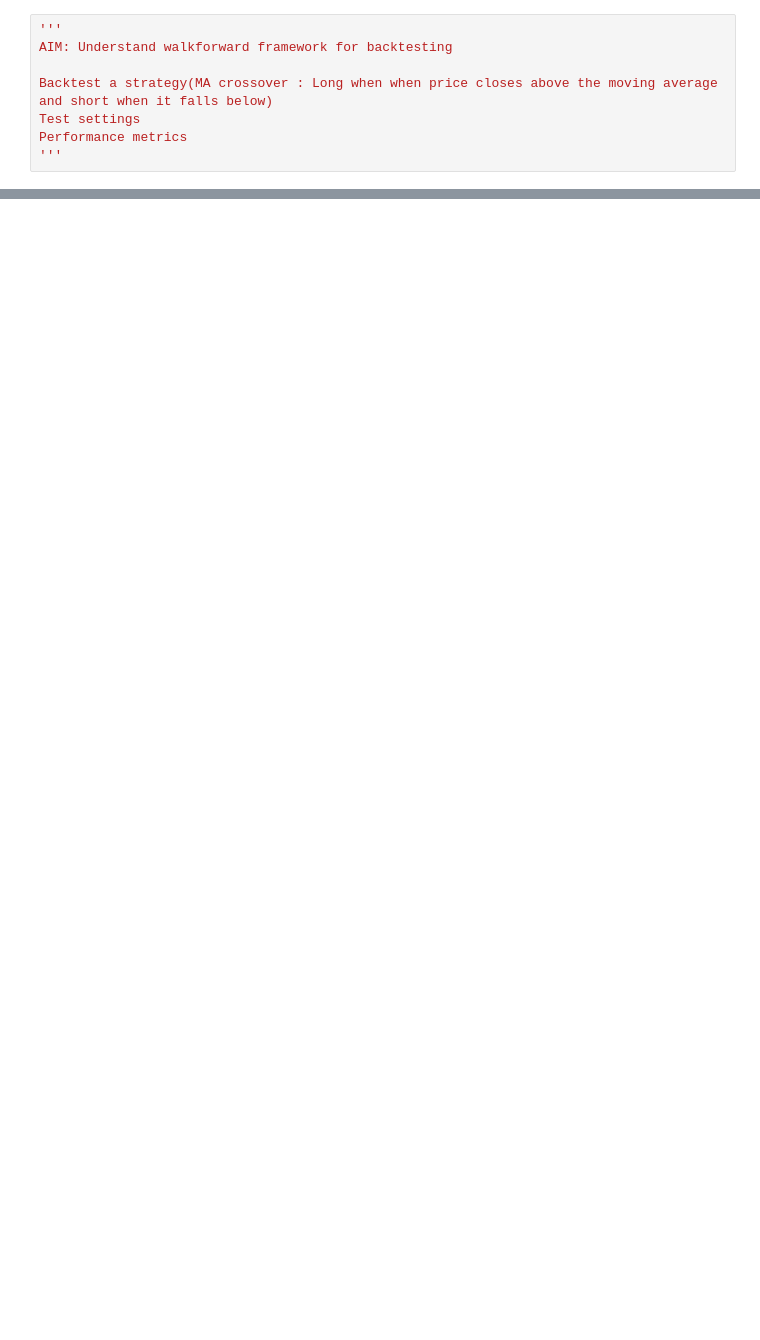
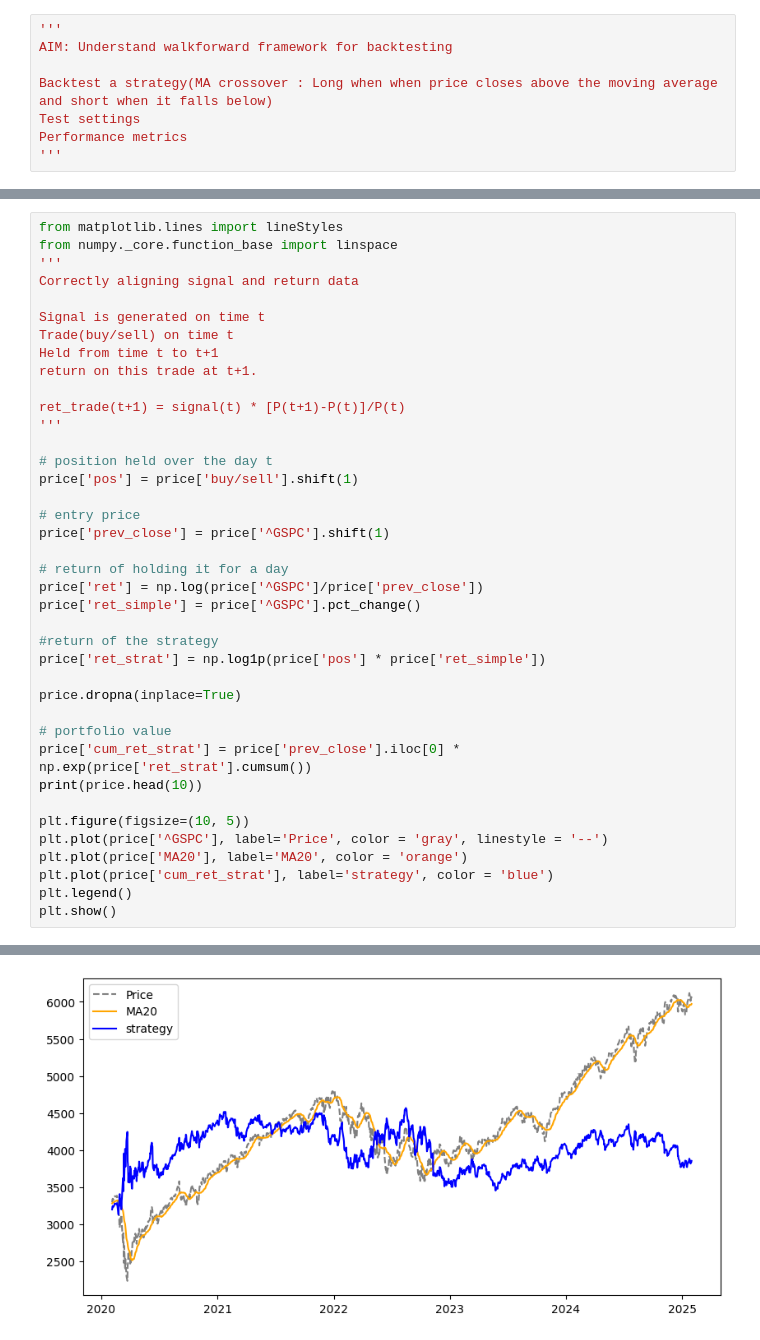
Before and after one commit to amanpoonia/SBeta_preparation, a Jupyter notebook: Backtesting/WF_fundamentals.ipynb, the cells around one changed output, grey strips where cells are left out. Saved outputs shown, nothing was run; the diff lists cells and outputs as text; blank space fills up the shorter version.

```diff
--- a/Backtesting/WF_fundamentals.ipynb
+++ b/Backtesting/WF_fundamentals.ipynb
@@ -70,0 +71,40 @@ Date
+# %%
+from matplotlib.lines import lineStyles
+from numpy._core.function_base import linspace
+'''
+Correctly aligning signal and return data
+
+Signal is generated on time t
+Trade(buy/sell) on time t
+Held from time t to t+1
+return on this trade at t+1.
+
+ret_trade(t+1) = signal(t) * [P(t+1)-P(t)]/P(t)
+'''
+
+# position held over the day t
+price['pos'] = price['buy/sell'].shift(1)
+
+# entry price
+price['prev_close'] = price['^GSPC'].shift(1)
+
+# return of holding it for a day
+price['ret'] = np.log(price['^GSPC']/price['prev_close'])
+price['ret_simple'] = price['^GSPC'].pct_change()
+
+#return of the strategy
+price['ret_strat'] = np.log1p(price['pos'] * price['ret_simple'])
+
+price.dropna(inplace=True)
+
+# portfolio value
+price['cum_ret_strat'] = price['prev_close'].iloc[0] * np.exp(price['ret_strat'].cumsum())
+print(price.head(10))
+
+plt.figure(figsize=(10, 5))
+plt.plot(price['^GSPC'], label='Price', color = 'gray', linestyle = '--')
+plt.plot(price['MA20'], label='MA20', color = 'orange')
+plt.plot(price['cum_ret_strat'], label='strategy', color = 'blue')
+plt.legend()
+plt.show()
+# %% [output]
@@ -70,0 +128 @@ Date
+[figure, added]
```
Also changed, not shown: parts of 11 cells of this notebook.
